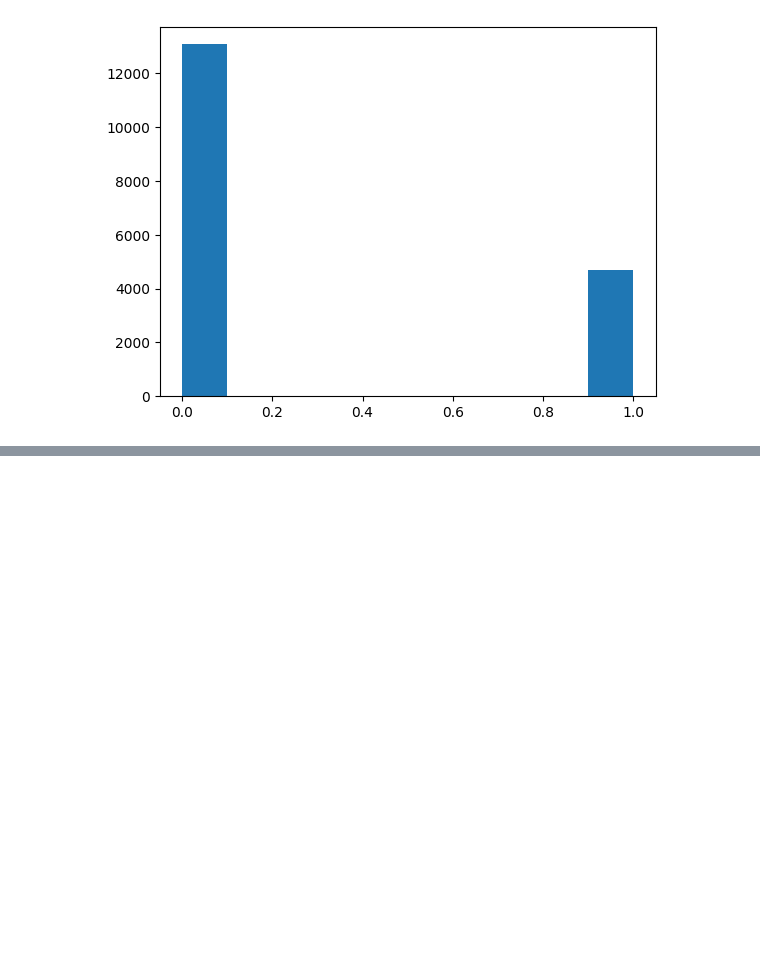
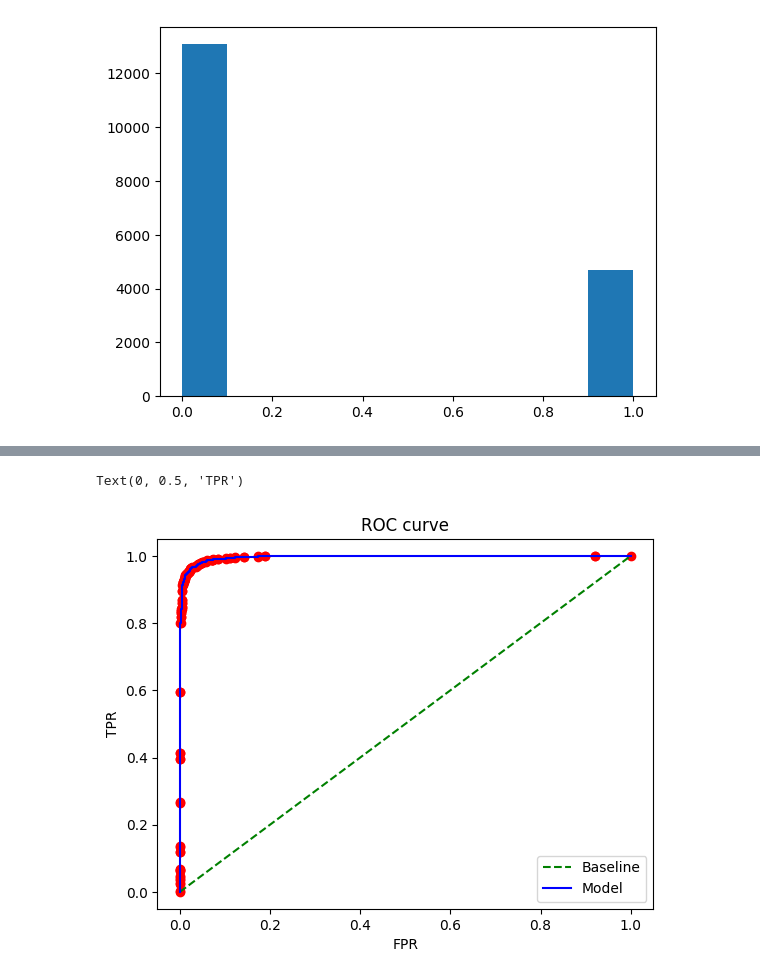
Before and after one commit to Gavintain/project2, a Jupyter notebook: code/csv_analyze.ipynb, the cells around one changed output, grey strips where cells are left out. Drawn from its saved outputs; the diff is of its cells as text; code cells hidden in the pictures; blank space fills up the shorter version.

```diff
--- a/code/csv_analyze.ipynb
+++ b/code/csv_analyze.ipynb
@@ -104,3 +96,17 @@ idx = (new_ndf1.dtypes!=float)
+# %%
+new_ndf1 = ndf.drop(['slipFR','slipFL','slipRR','slipRL',
+                     'LastLap(s)','Vehicle_tyre','Vehicle_tyre_performance','Vehicle_tyre_durability',
+                     'SP-FR','SP-FL','SP-RR','SP-RL','Lap(s)',
+                     'X','Y','Z','X vel','Y vel','Z vel','Time(s)','Complete%','Trajectory(deg)','Race Pos','stage_result',
+                     'X Rdir','Y Rdir','Z Rdir','X Fdir','Y Fdir','Z Fdir','SectorNum','Sector1Time','Sector2Time',
+                     'DampV-FL','DampV-FR','DampV-RL','DampV-RR','BrakeT-FL','BrakeT-FR','BrakeT-RL','BrakeT-RR',
+                     'WheelSpd-FR','WheelSpd-FL','WheelSpd-RR','WheelSpd-RL'
+                     ]
+                     ,axis=1)
+
+## 결측치 처리
+new_ndf1 = new_ndf1.fillna('null')
+idx = (new_ndf1.dtypes!=float)
 # %%
 import pandas as pd
 import numpy as np
@@ -380,0 +394,13 @@ Name: Violations, Length: 373, dtype: object
+# %%
+baseline_fpr, baseline_tpr, _ = roc_curve(y_val, [0] * len(y_val))
+fpr, tpr, thresholds = roc_curve(y_val, xgbc_result.predict_proba(X_val_encoded)[:,1])
+plt.plot(baseline_fpr, baseline_tpr, linestyle="--", color="green", label="Baseline")
+plt.plot(fpr, tpr, color="blue", label="Model")
+plt.scatter(fpr, tpr, color="red")
+plt.legend()
+plt.title("ROC curve")
+plt.xlabel("FPR")
+plt.ylabel("TPR")
+# %% [output]
+Text(0, 0.5, 'TPR')
+[figure, added]
```
Also changed, not shown: parts of 19 cells of this notebook.
